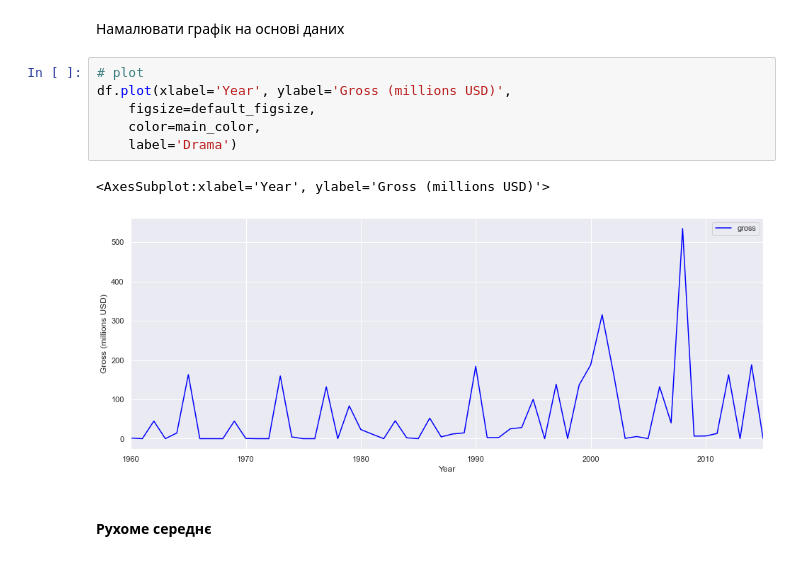
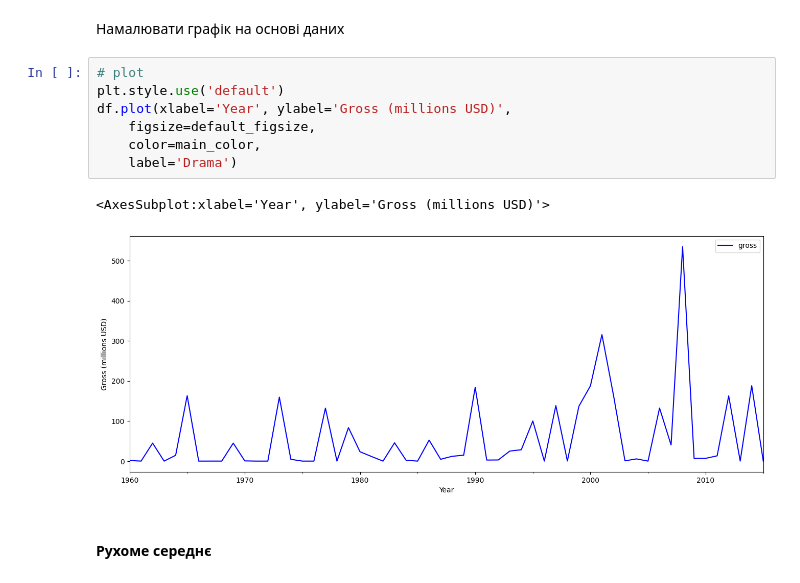
Before and after one commit to larry-oj/DataScienceTermPaper, a Jupyter notebook: database/analysis/Drama.ipynb, the cells around one changed output. Drawn from its saved outputs; the diff is of its cells as text.

```diff
--- a/database/analysis/Drama.ipynb
+++ b/database/analysis/Drama.ipynb
@@ -76,13 +69,14 @@ df_trimmed['gross'] = df_trimmed['gross'].div(1000000)
 Намалювати графік на основі даних
 # %%
 # plot
+plt.style.use('default')
 df.plot(xlabel='Year', ylabel='Gross (millions USD)',
     figsize=default_figsize,
     color=main_color,
     label='Drama')
 # %% [output]
 <AxesSubplot:xlabel='Year', ylabel='Gross (millions USD)'>
-[figure, old version]
+[figure, new version]
 # %% [markdown]
 #### Рухоме середнє
 # %%
```
Also changed, not shown: parts of 23 cells of this notebook, 1 other file.
